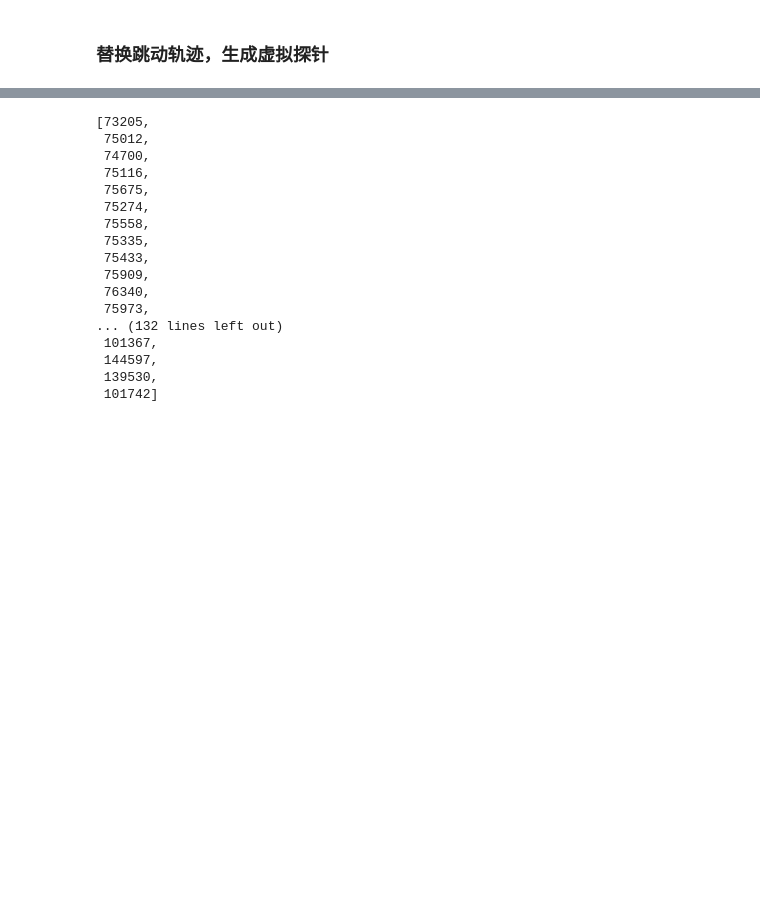
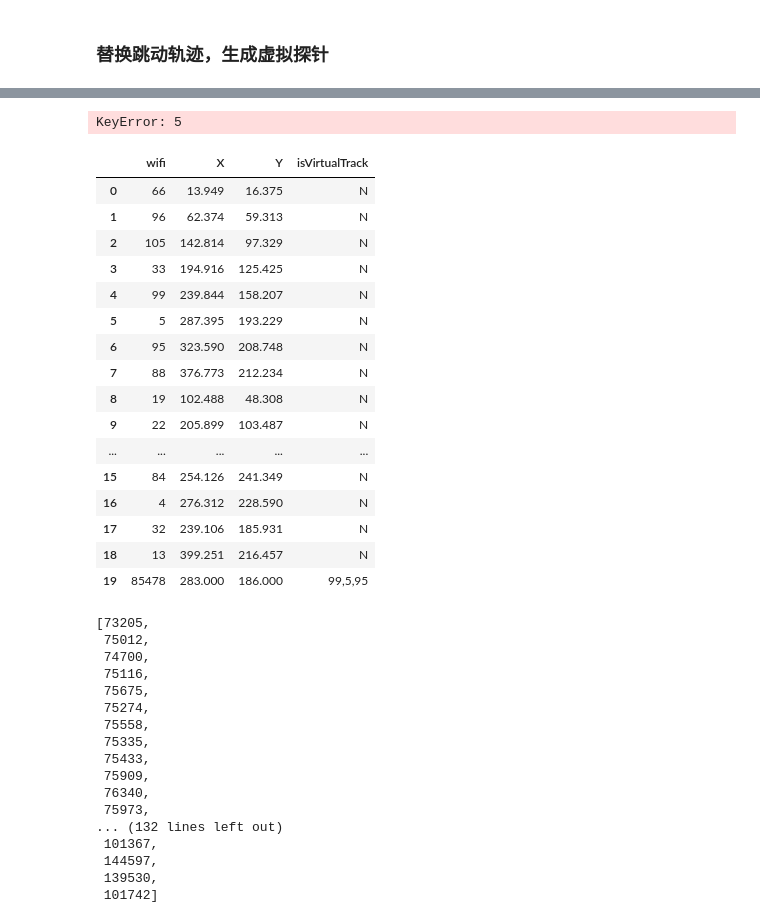
Before and after one commit to RickH-Arch/MEIRL-GAIL-Behavior-Cloning, a Jupyter notebook: wifi_track_data/wifi_track_data_clean_advanced.ipynb, the cells around one changed output, grey strips where cells are left out. Drawn from its saved outputs; the diff is of its cells as text; code cells hidden in the pictures; blank space fills up the shorter version.

Commit message:
update virtual track

```diff
--- a/wifi_track_data/wifi_track_data_clean_advanced.ipynb
+++ b/wifi_track_data/wifi_track_data_clean_advanced.ipynb
@@ -354,16 +419,34 @@ def GetFirstTrack(df):
 # %%
-#获取每个mac的两辆探针间的切换计数
-mac_switch_counts = []
+reload(utils)
+#当两个探针间切换次数超过11，则将这两个探针的轨迹视为跳动轨迹
 for mac in tqdm(mac_list):
+    #get df now
     df_now = df[df.m == mac]
+    df_now = df_now.sort_values(by = 't')
+    df_once = GetFirstTrack(df_now)
+
+    #get track switch count
+    last_track = 0
     df_count = pd.DataFrame({'wifi_a':[],'wifi_b':[],'count':[]})
-    last_track = 0
-    df_once = GetFirstTrack(df_now)
+
     for index,row in df_once.iterrows():
         if last_track == 0:
             last_track = row.a
             continue
         if last_track != row.a:
-            df_count = utils.AddCoupleToDf(df_count,last_track,row.a)
+            df_count = utils.AddTrackCoupleToDf(df_count,last_track,row.a)
             last_track = row.a
-    mac_switch_counts.extend(df_count['count'].values)
+
+    #get tracks that switch more than 11
+    df_count = df_count[df_count['count']>11]
+
+    if len(df_count) != 0:
+        df_count = df_count.sort_values(by='count',ascending=False)
+        #get jump track sets
+        track_sets = utils.GetJumpTrackSets(df_count.wifi_a,df_count.wifi_b)
+
+        #add new virtual tracks
+        df_wifiposNew = utils.AddNewWifiTrack(df_wifiposNew,track_sets)
+df_wifiposNew
+# %% [output]
+KeyError: 5
@@ -403,17 +453,23 @@ def AddNewWifiTrack(newTrack,df_wifiposNew,jumpTrack):
-# %%
-#当两个探针间切换次数超过11，则将这两个探针的轨迹视为跳动轨迹
-# todo:
-for mac in mac_list:
-
-    df_now = df[df.m == mac]
-    df_now = df_now.sort_values(by = 't')
-    df_once = GetFirstTrack(df_now)
-    counts = df_once.a.value_counts().to_frame().reset_index()
-    jumpTrack = counts[counts['count'].apply(lambda x : x>16)]
-    if len(jumpTrack>1):
-        newTrack = int(round(random.random(),5)*100000)
-        AddNewWifiTrack(newTrack,df_wifiposNew,jumpTrack)
-        df_now = df_now.reset_index().drop('index',axis = 1)
+# %%
+df_wifiposNew
+# %% [output]
+|  | wifi | X | Y | isVirtualTrack |
+| 0 | 66 | 13.949 | 16.375 | N |
+| 1 | 96 | 62.374 | 59.313 | N |
+| 2 | 105 | 142.814 | 97.329 | N |
+| 3 | 33 | 194.916 | 125.425 | N |
+| 4 | 99 | 239.844 | 158.207 | N |
+| 5 | 5 | 287.395 | 193.229 | N |
+| 6 | 95 | 323.590 | 208.748 | N |
+| 7 | 88 | 376.773 | 212.234 | N |
+| 8 | 19 | 102.488 | 48.308 | N |
+| 9 | 22 | 205.899 | 103.487 | N |
+| ... | ... | ... | ... | ... |
+| 15 | 84 | 254.126 | 241.349 | N |
+| 16 | 4 | 276.312 | 228.590 | N |
+| 17 | 32 | 239.106 | 185.931 | N |
+| 18 | 13 | 399.251 | 216.457 | N |
+| 19 | 85478 | 283.000 | 186.000 | 99,5,95 |
 # %%
 start = False
 del_marks = []
```
Also changed, not shown: parts of 9 cells of this notebook, 1 other file.
